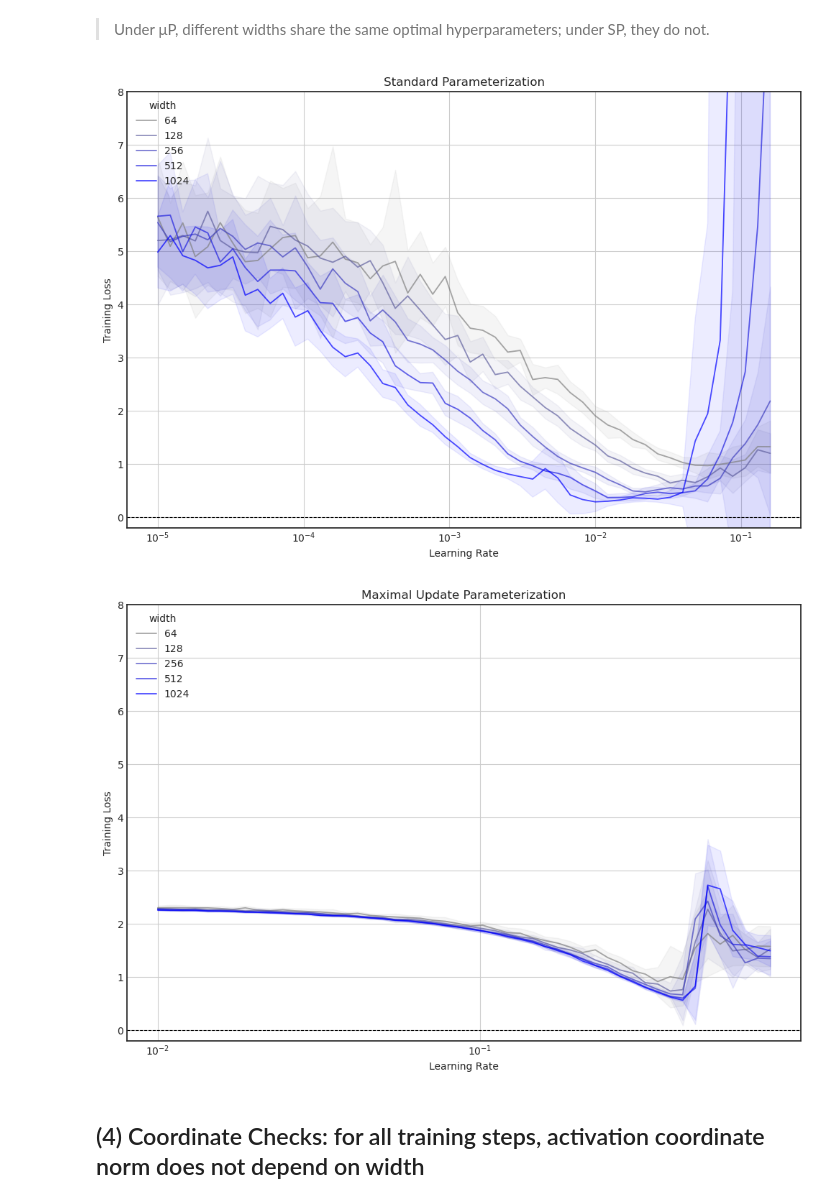
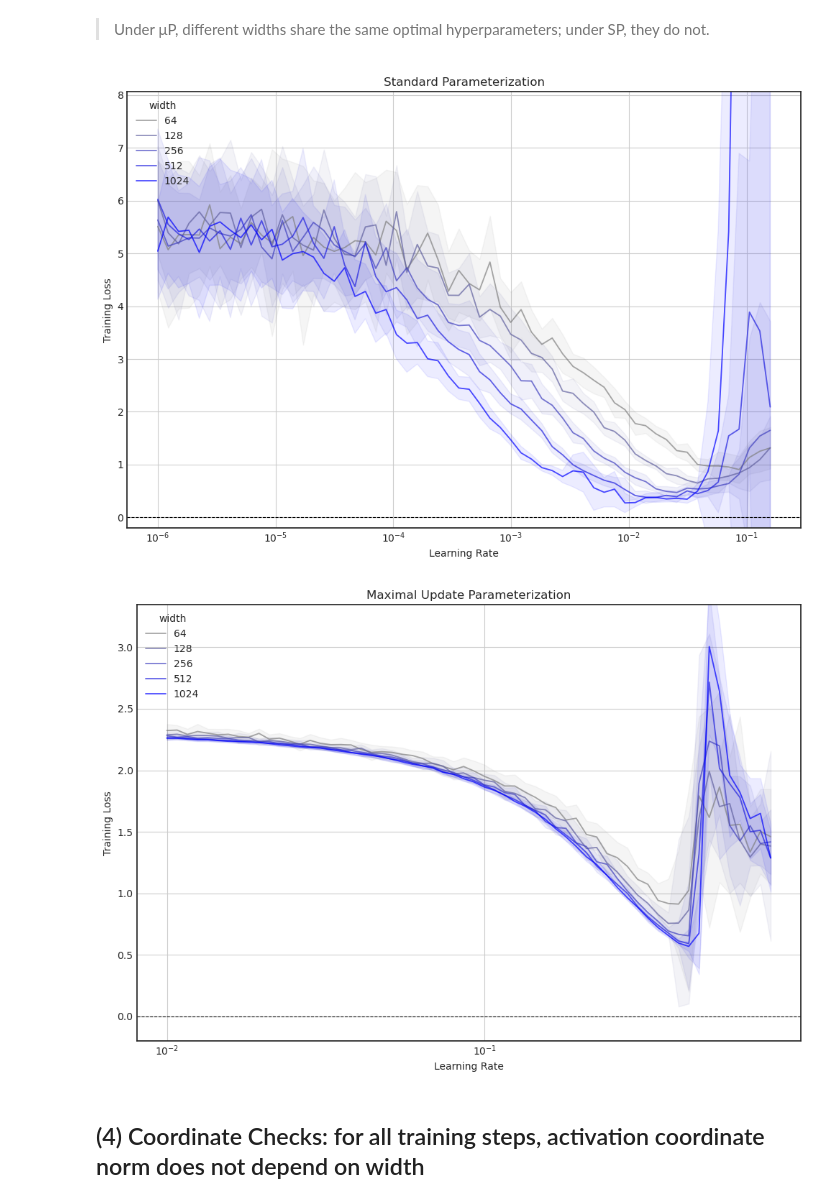
Before and after one commit to johnma2006/candle, a Jupyter notebook: experiments/optimization_experiments/2.0 Experiments with μParameterization and μTransfer.ipynb, the cells around one changed output. Cells and saved outputs as stored; diff of their text form; code cells hidden in the pictures.

```diff
--- a/experiments/optimization_experiments/2.0 Experiments with μParameterization and μTransfer.ipynb
+++ b/experiments/optimization_experiments/2.0 Experiments with μParameterization and μTransfer.ipynb
@@ -224,7 +224,7 @@ def optimal_learning_rate_search(
     plt.xlabel('Learning Rate')
     plt.ylabel('Training Loss')
     plt.legend(title='width', loc=2)
-    plt.ylim(top=8, bottom=-0.2)
+    plt.ylim(top=loss_by_width_lr['loss'].quantile(0.8) * 1.5, bottom=-0.2)
     plt.title(title)
     plt.grid()
     plt.tight_layout()
@@ -235,18 +235,18 @@ def optimal_learning_rate_search(
 optimal_learning_rate_search(sp_parameterization,
                              title='Standard Parameterization',
                              width_grid=[64, 128, 256, 512, 1024],
-                             learning_rate_grid=np.power(10, np.linspace(-5, -0.8, 50)))
+                             learning_rate_grid=np.power(10, np.linspace(-6, -0.8, 60)))
 # %% [output]
-[figure, old version]
+[figure, new version]
 # %%
 # Under μParameterization, different widths do share optimal learning rate
 
 optimal_learning_rate_search(mu_parameterization,
                              title='Maximal Update Parameterization',
                              width_grid=[64, 128, 256, 512, 1024],
-                             learning_rate_grid=np.power(10, np.linspace(-2, -0.1, 50)))
+                             learning_rate_grid=np.power(10, np.linspace(-2, -0.1, 60)))
 # %% [output]
-[figure, old version]
+[figure, new version]
 # %% [markdown]
 ## (4) Coordinate Checks: for all training steps, activation coordinate norm does not depend on width
 # %% [markdown]
```
Also changed, not shown: parts of 3 cells of this notebook.
